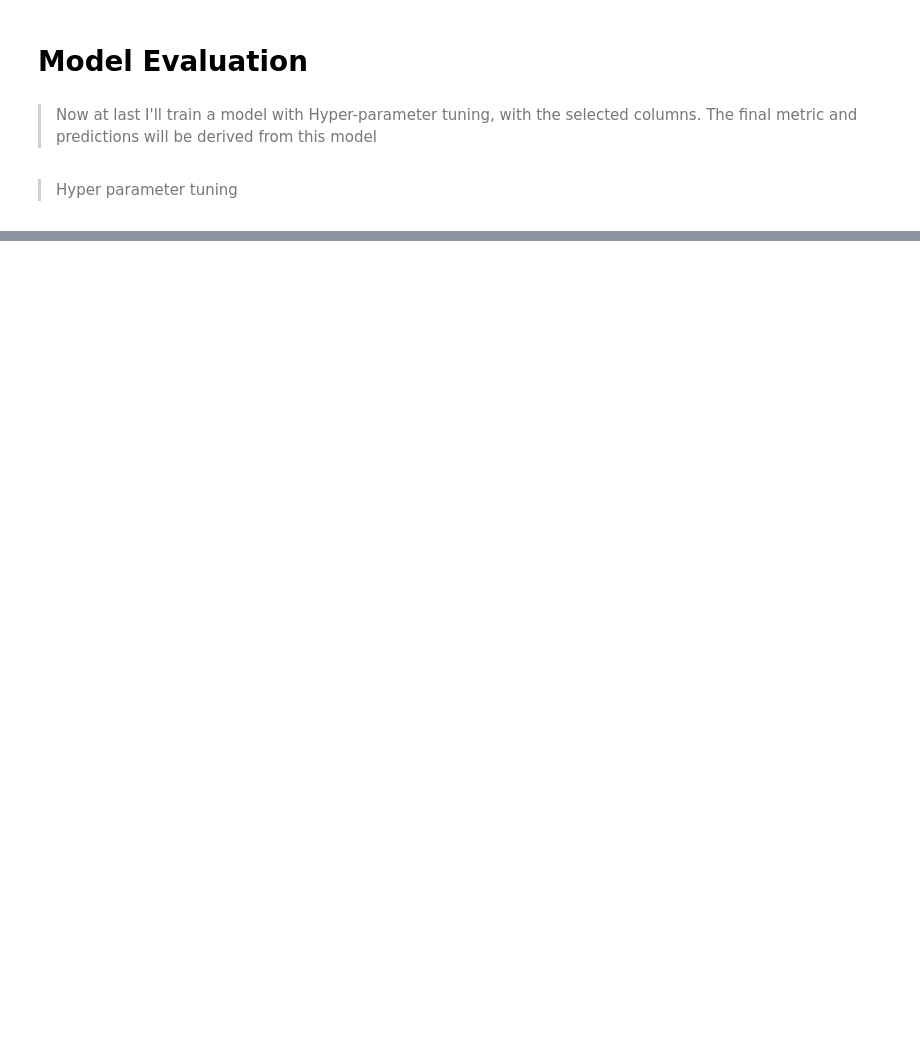
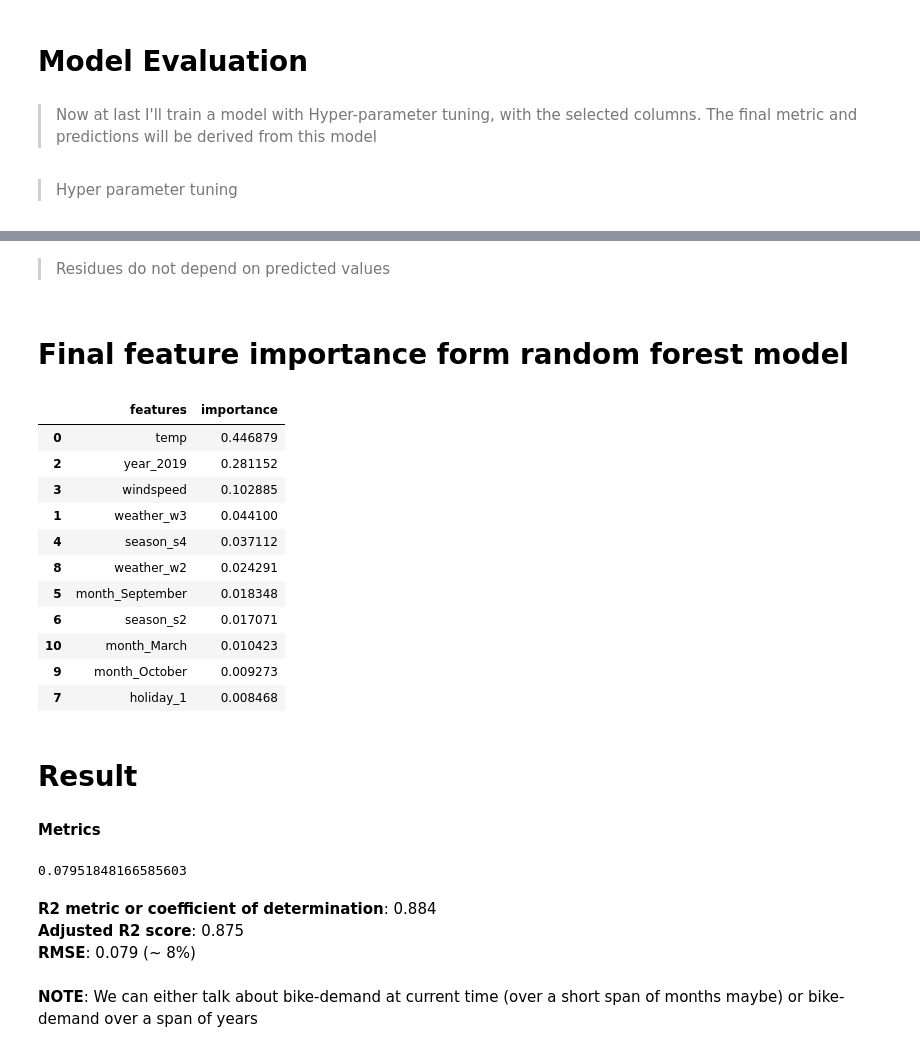
Before and after one commit to hitesh-pathak/DS_assessment, a Jupyter notebook: Bike_demand_Model_Building.ipynb, the cells around one changed output, grey strips where cells are left out. Drawn from its saved outputs; the diff is of its cells as text; code cells hidden in the pictures; blank space fills up the shorter version.

```diff
--- a/Bike_demand_Model_Building.ipynb
+++ b/Bike_demand_Model_Building.ipynb
@@ -610,8 +612,8 @@ x_test_new = x_test_rfe[rank_features['features']]
 # %% [markdown]
 > Hyper parameter tuning
 # %%
-n_estimators = [int(x) for x in np.arange(100, 1100, 100)]
-max_depth = [int(x) for x in np.arange(10, 110, 10)] + [None]
+n_estimators = [int(x) for x in np.arange(100, 1000, 100)]
+max_depth = [int(x) for x in np.arange(10, 210, 10)] + [None]
 max_features = ['auto', 'sqrt']
 min_samples_split = [2, 5, 10]
 min_samples_leaf = [1, 2, 4]
@@ -639,7 +641,7 @@ bootstrap [True, False]
 rf = RandomForestRegressor()
 
 random_cv = RandomizedSearchCV(estimator = rf, param_distributions = rf_params,
-                               n_iter = 100, cv = 3, verbose=5, random_state=11,
+                               n_iter = 200, cv = 3, verbose=5, random_state=11,
                                n_jobs = -1, scoring='r2')
 
 # Fit rf
@@ -695,0 +766,37 @@ R2 score: 0.8735712293753705
+# %% [markdown]
+> Residues do not depend on predicted values
+# %% [markdown]
+# Final feature importance form random forest model
+# %%
+importances = final_model.feature_importances_
+feature_importance = pd.DataFrame({'features':x_train_new.columns,
+                                  'importance':importances}).sort_values('importance',
+                                                                        ascending=False)
+feature_importance
+# %% [output]
+|  | features | importance |
+| 0 | temp | 0.446879 |
+| 2 | year_2019 | 0.281152 |
+| 3 | windspeed | 0.102885 |
+| 1 | weather_w3 | 0.044100 |
+| 4 | season_s4 | 0.037112 |
+| 8 | weather_w2 | 0.024291 |
+| 5 | month_September | 0.018348 |
+| 6 | season_s2 | 0.017071 |
+| 10 | month_March | 0.010423 |
+| 9 | month_October | 0.009273 |
+| 7 | holiday_1 | 0.008468 |
+# %% [markdown]
+# Result
+# %% [markdown]
+**Metrics**
+# %%
+mean_squared_error(y_test, y_pred, squared=False) ## rmse
+# %% [output]
+0.07951848166585603
+# %% [markdown]
+**R2 metric or coefficient of determination**: 0.884\
+**Adjusted R2 score**: 0.875\
+**RMSE**: 0.079 (~ 8%)
+# %% [markdown]
+**NOTE**: We can either talk about bike-demand at current time (over a short span of months maybe) or bike-demand over a span of years
```
Also changed, not shown: parts of 37 cells of this notebook.
